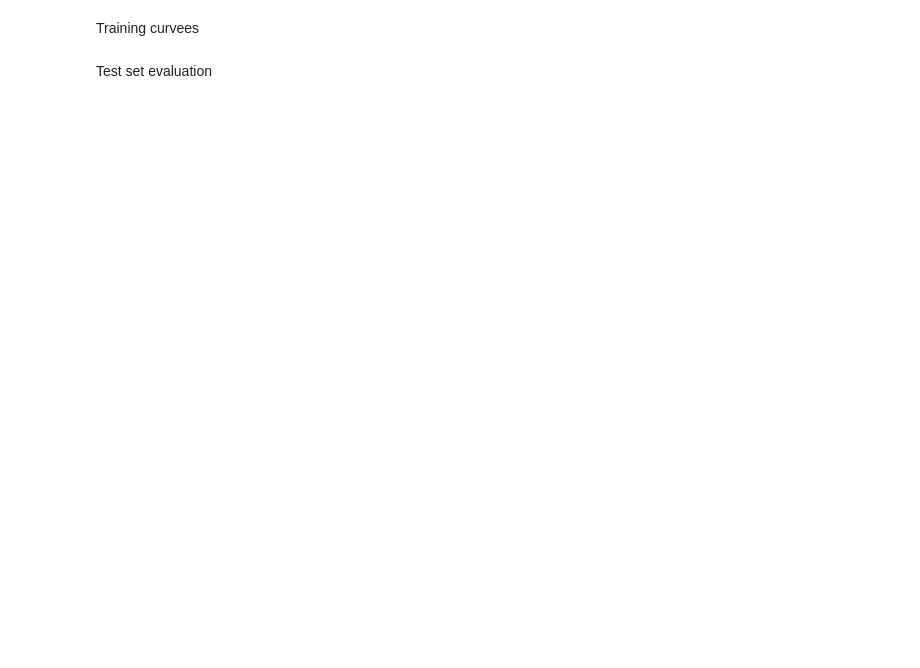
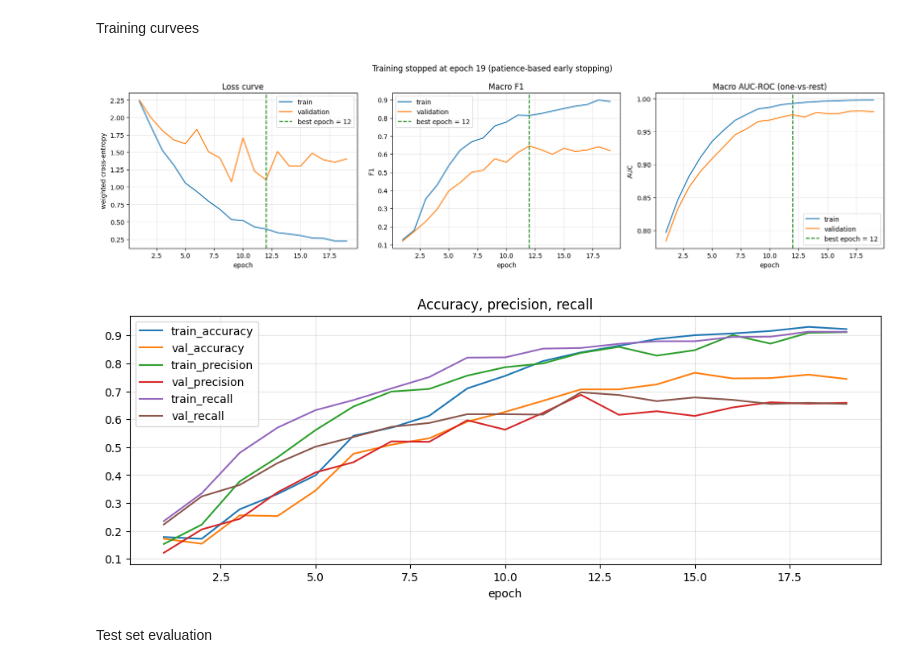
Before and after one commit to philani-kubeka/CybersecurityThreatClassifier, a Jupyter notebook: notebooks/CyberThreatClassification.ipynb, the cells around one changed output. Cells and saved outputs as stored; diff of their text form; code cells hidden in the pictures; blank space fills up the shorter version.

```diff
--- a/notebooks/CyberThreatClassification.ipynb
+++ b/notebooks/CyberThreatClassification.ipynb
@@ -50,4 +390,27 @@ Training
 # %% [markdown]
 Training curvees
+# %%
+h = history_df
+stop_epoch = int(h["epoch"].iloc[-1])
+fig, ax = plt.subplots(1, 3, figsize=(17, 4.6))
+ax[0].plot(h.epoch, h.train_loss, label="train"); ax[0].plot(h.epoch, h.val_loss, label="validation")
+ax[0].set_title("Loss curve"); ax[0].set_ylabel("weighted cross-entropy")
+ax[1].plot(h.epoch, h.train_f1_macro, label="train")
+ax[1].plot(h.epoch, h.val_f1_macro, label="validation")
+ax[1].set_title("Macro F1"); ax[1].set_ylabel("F1")
+ax[2].plot(h.epoch, h.train_auc_roc, label="train")
+ax[2].plot(h.epoch, h.val_auc_roc, label="validation")
+ax[2].set_title("Macro AUC-ROC (one-vs-rest)"); ax[2].set_ylabel("AUC")
+for a in ax:
+    a.axvline(best_epoch, color="green", ls="--", label=f"best epoch = {best_epoch}")
+    a.set_xlabel("epoch"); a.grid(alpha=.3); a.legend()
+plt.suptitle(f"Training stopped at epoch {stop_epoch} (patience-based early stopping)")
+plt.tight_layout(); plt.savefig(FIG / "training_curves.png", dpi=150); plt.show()
+h[["epoch", "train_accuracy", "val_accuracy", "train_precision", "val_precision",
+    "train_recall", "val_recall"]].plot(x="epoch", figsize=(12, 4), title="Accuracy, precision, recall")
+plt.grid(alpha=.3); plt.savefig(FIG / "acc_prec_rec_curves.png", dpi=150); plt.show()
+# %% [output]
+[figure, added]
+[figure, added]
 # %% [markdown]
 Test set evaluation
```
Also changed, not shown: parts of 13 cells of this notebook, 13 other files.
